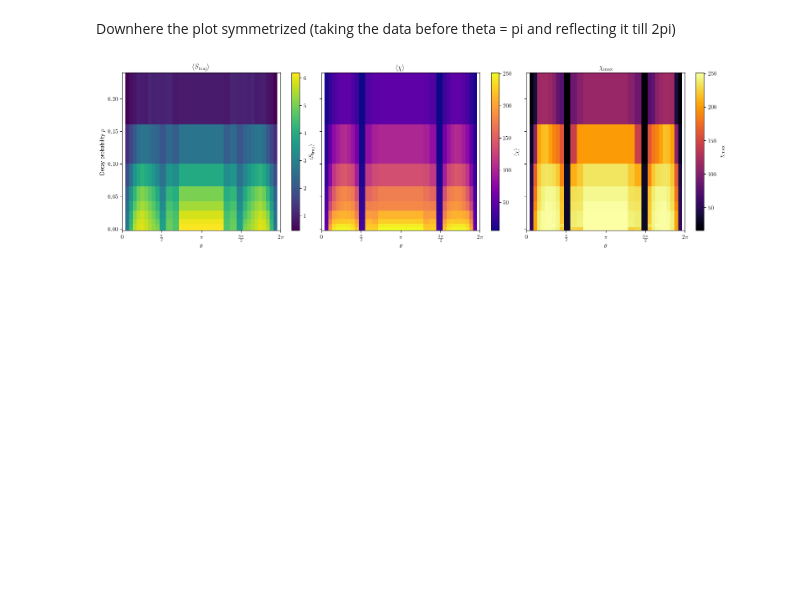
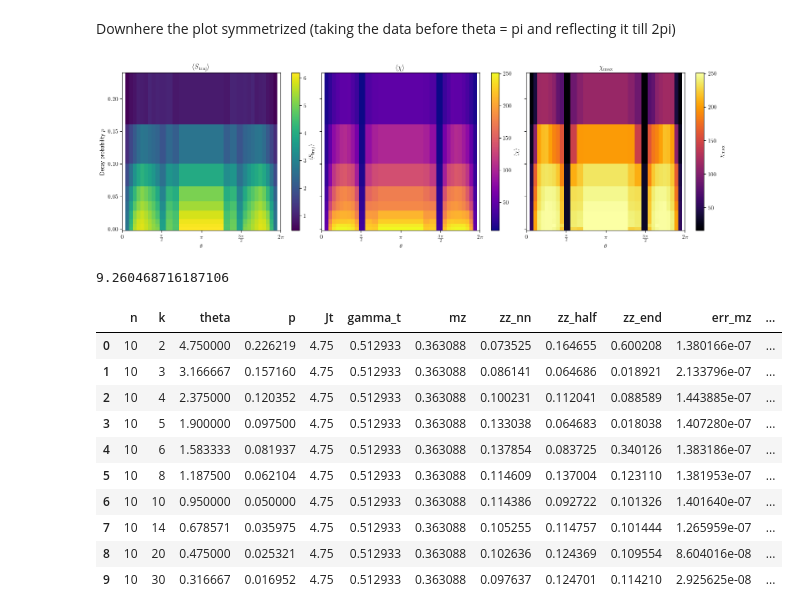
Before and after one commit to bentirher/dmpf_dissipation, a Jupyter notebook: standard_adc/classical_hardness_plot.ipynb, the cells around one changed output. Cells and saved outputs as stored; diff of their text form; code cells hidden in the pictures; blank space fills up the shorter version.

```diff
--- a/standard_adc/classical_hardness_plot.ipynb
+++ b/standard_adc/classical_hardness_plot.ipynb
@@ -302,3 +302,22 @@ fig.savefig(f'../results/[SYMMETRIZED]colormaps_n_16.png', bbox_inches='tight',
 plt.show()
 # %% [output]
 [figure]
+# %%
+4.75/0.512933
+# %% [output]
+9.260468716187106
+# %%
+df = pd.read_csv(f'../results/ckt_ksweep/ksweep_n10_n10.csv')
+df
+# %% [output]
+|  | n | k | theta | p | Jt | gamma_t | mz | zz_nn | zz_half | zz_end | err_mz | ... |
+| 0 | 10 | 2 | 4.750000 | 0.226219 | 4.75 | 0.512933 | 0.363088 | 0.073525 | 0.164655 | 0.600208 | 1.380166e-07 | ... |
+| 1 | 10 | 3 | 3.166667 | 0.157160 | 4.75 | 0.512933 | 0.363088 | 0.086141 | 0.064686 | 0.018921 | 2.133796e-07 | ... |
+| 2 | 10 | 4 | 2.375000 | 0.120352 | 4.75 | 0.512933 | 0.363088 | 0.100231 | 0.112041 | 0.088589 | 1.443885e-07 | ... |
+| 3 | 10 | 5 | 1.900000 | 0.097500 | 4.75 | 0.512933 | 0.363088 | 0.133038 | 0.064683 | 0.018038 | 1.407280e-07 | ... |
+| 4 | 10 | 6 | 1.583333 | 0.081937 | 4.75 | 0.512933 | 0.363088 | 0.137854 | 0.083725 | 0.340126 | 1.383186e-07 | ... |
+| 5 | 10 | 8 | 1.187500 | 0.062104 | 4.75 | 0.512933 | 0.363088 | 0.114609 | 0.137004 | 0.123110 | 1.381953e-07 | ... |
+| 6 | 10 | 10 | 0.950000 | 0.050000 | 4.75 | 0.512933 | 0.363088 | 0.114386 | 0.092722 | 0.101326 | 1.401640e-07 | ... |
+| 7 | 10 | 14 | 0.678571 | 0.035975 | 4.75 | 0.512933 | 0.363088 | 0.105255 | 0.114757 | 0.101444 | 1.265959e-07 | ... |
+| 8 | 10 | 20 | 0.475000 | 0.025321 | 4.75 | 0.512933 | 0.363088 | 0.102636 | 0.124369 | 0.109554 | 8.604016e-08 | ... |
+| 9 | 10 | 30 | 0.316667 | 0.016952 | 4.75 | 0.512933 | 0.363088 | 0.097637 | 0.124701 | 0.114210 | 2.925625e-08 | ... |
```
